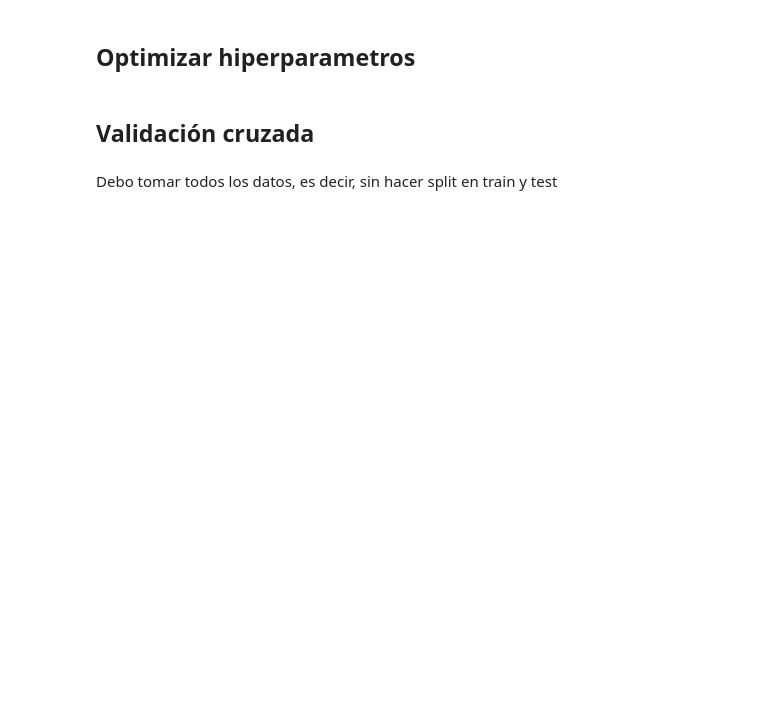
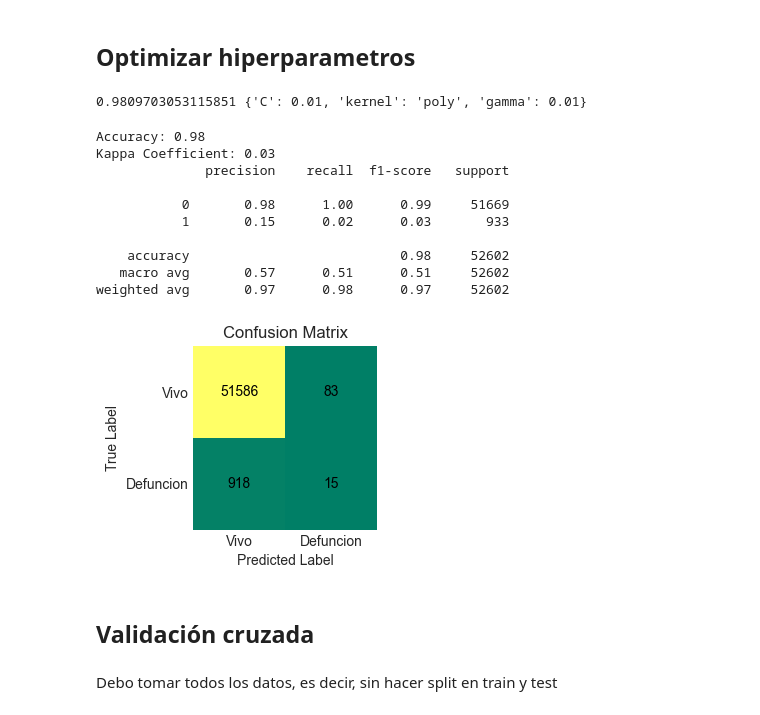
Before and after one commit to Edgar-La/Covid_19_Mexico, a Jupyter notebook: Final_Project.ipynb, the cells around one changed output. Cells and saved outputs as stored; diff of their text form; code cells hidden in the pictures; blank space fills up the shorter version.

```diff
--- a/Final_Project.ipynb
+++ b/Final_Project.ipynb
@@ -1340,6 +1343,9 @@ def generar_clasificacion(x_train=None, y_train=None, x_test=None, y_test=None,
     accuracy = accuracy_score(y_test, y_pred)
     print(f'Accuracy: {accuracy:.2f}')
 
+    kappa = cohen_kappa_score(y_test, y_pred)
+    print(f'Kappa Coefficient: {kappa:.2f}')
+
     reporte_clasificacion_y_matriz_confusion(y_test, y_pred)
 # %% [markdown]
 ### SVM
@@ -1412,15 +1536,11 @@ reporte_clasificacion_y_matriz_confusion(y_test, y_pred)
 # %% [markdown]
 ## Optimizar hiperparametros
-# %%
-C = (1, .1, .01, .001, .0001)
-kernel = ('linear', 'poly', 'rbf', 'sigmoid')
-gamma = ('scale', 'auto', .1, .01, .001)
 # %%
 def optimizar_hiperparametros(X_train, y_train, X_test, y_test):
 
-    C = (1, .1, .01, .001, .0001)
-    kernel = ('linear', 'poly', 'rbf', 'sigmoid')
-    gamma = ('scale', 'auto', .1, .01, .001)
+    C = (.1, .01, .001, .0001)
+    kernel = ('linear', 'poly', 'rbf')
+    gamma = ('scale', .1, .01, .001)
 
 
     mejor_acc = 0
@@ -1446,6 +1566,25 @@ def optimizar_hiperparametros(X_train, y_train, X_test, y_test):
 mejor_acc, mejores_hiperparametros = optimizar_hiperparametros(X_resampled, y_resampled, X_test, y_test)
 # %%
 print(mejor_acc, mejores_hiperparametros)
+# %% [output]
+0.9809703053115851 {'C': 0.01, 'kernel': 'poly', 'gamma': 0.01}
+# %%
+generar_clasificacion(x_train=X_resampled, y_train=y_resampled, x_test=X_test, y_test=y_test,
+                      modelo=SVC(C= mejores_hiperparametros['C'],
+                      kernel = mejores_hiperparametros['kernel'],
+                      gamma = mejores_hiperparametros['gamma']))
+# %% [output]
+Accuracy: 0.98
+Kappa Coefficient: 0.03
+              precision    recall  f1-score   support
+
+           0       0.98      1.00      0.99     51669
+           1       0.15      0.02      0.03       933
+
+    accuracy                           0.98     52602
+   macro avg       0.57      0.51      0.51     52602
+weighted avg       0.97      0.98      0.97     52602
+[figure, added]
 # %% [markdown]
 ## Validación cruzada
 # %% [markdown]
```
Also changed, not shown: parts of 22 cells of this notebook.
